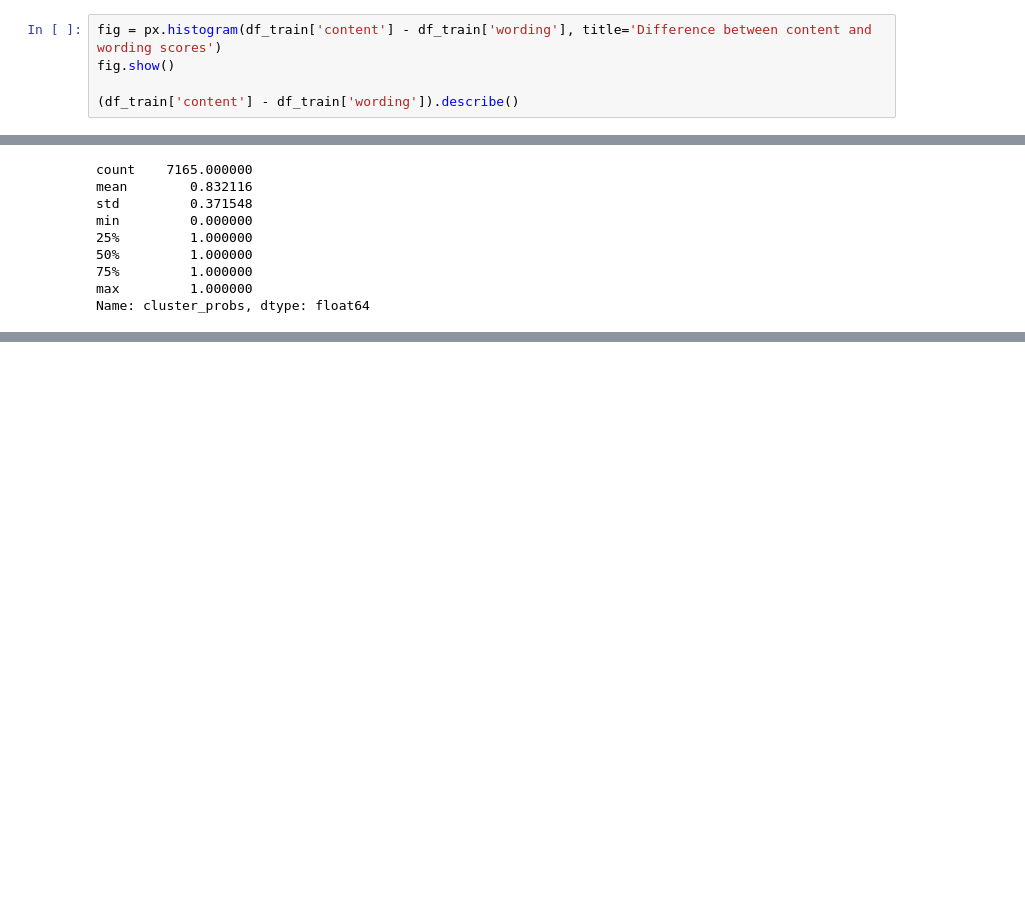
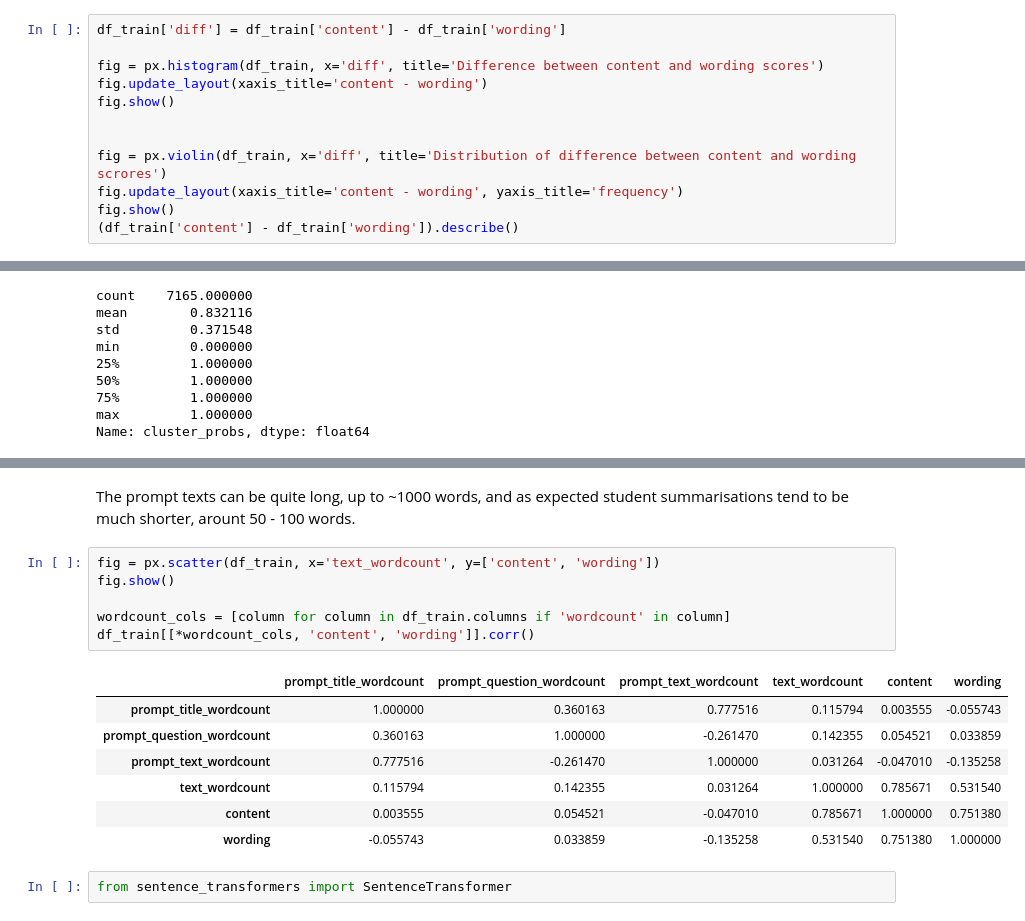
Before and after one commit to ChristopherMichael-Stokes/student-summary-evaluation, a Jupyter notebook: notebooks/01_data_explore.ipynb, the cells around one changed output, grey strips where cells are left out. Drawn from its saved outputs; the diff is of its cells as text; blank space fills up the shorter version.

Commit message:
Explore word counts  + correlations

```diff
--- a/notebooks/01_data_explore.ipynb
+++ b/notebooks/01_data_explore.ipynb
@@ -107,7 +114,14 @@ Medium / strong positive correlation between content and wording scores
 # %%
-fig = px.histogram(df_train['content'] - df_train['wording'], title='Difference between content and wording scores')
+df_train['diff'] = df_train['content'] - df_train['wording']
+
+fig = px.histogram(df_train, x='diff', title='Difference between content and wording scores')
+fig.update_layout(xaxis_title='content - wording')
 fig.show()
 
+
+fig = px.violin(df_train, x='diff', title='Distribution of difference between content and wording scrores')
+fig.update_layout(xaxis_title='content - wording', yaxis_title='frequency')
+fig.show()
 (df_train['content'] - df_train['wording']).describe()
 # %% [output]
 count    7165.000000
@@ -153,0 +180,18 @@ Name: cluster_probs, dtype: float64
+# %% [markdown]
+The prompt texts can be quite long, up to ~1000 words, and as expected student summarisations tend to be much shorter, arount 50 - 100 words.
+# %%
+fig = px.scatter(df_train, x='text_wordcount', y=['content', 'wording'])
+fig.show()
+
+wordcount_cols = [column for column in df_train.columns if 'wordcount' in column]
+df_train[[*wordcount_cols, 'content', 'wording']].corr()
+# %% [output]
+|  | prompt_title_wordcount | prompt_question_wordcount | prompt_text_wordcount | text_wordcount | content | wording |
+| prompt_title_wordcount | 1.000000 | 0.360163 | 0.777516 | 0.115794 | 0.003555 | -0.055743 |
+| prompt_question_wordcount | 0.360163 | 1.000000 | -0.261470 | 0.142355 | 0.054521 | 0.033859 |
+| prompt_text_wordcount | 0.777516 | -0.261470 | 1.000000 | 0.031264 | -0.047010 | -0.135258 |
+| text_wordcount | 0.115794 | 0.142355 | 0.031264 | 1.000000 | 0.785671 | 0.531540 |
+| content | 0.003555 | 0.054521 | -0.047010 | 0.785671 | 1.000000 | 0.751380 |
+| wording | -0.055743 | 0.033859 | -0.135258 | 0.531540 | 0.751380 | 1.000000 |
+# %%
+from sentence_transformers import SentenceTransformer
```
Also changed, not shown: parts of 11 cells of this notebook.
